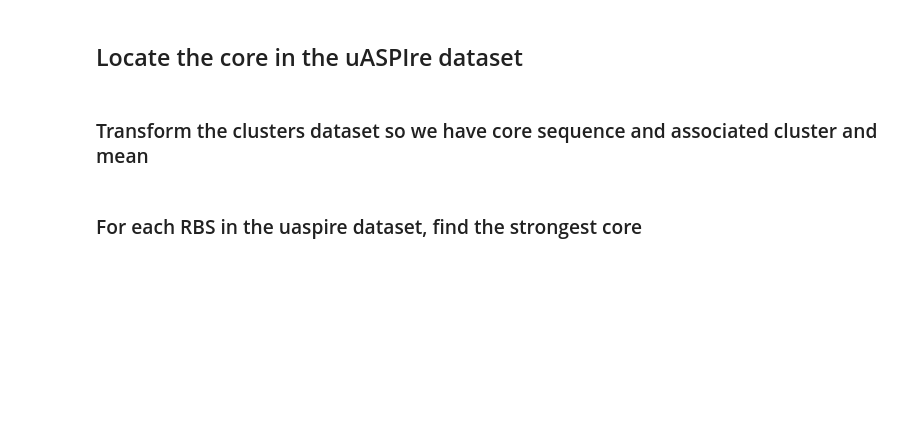
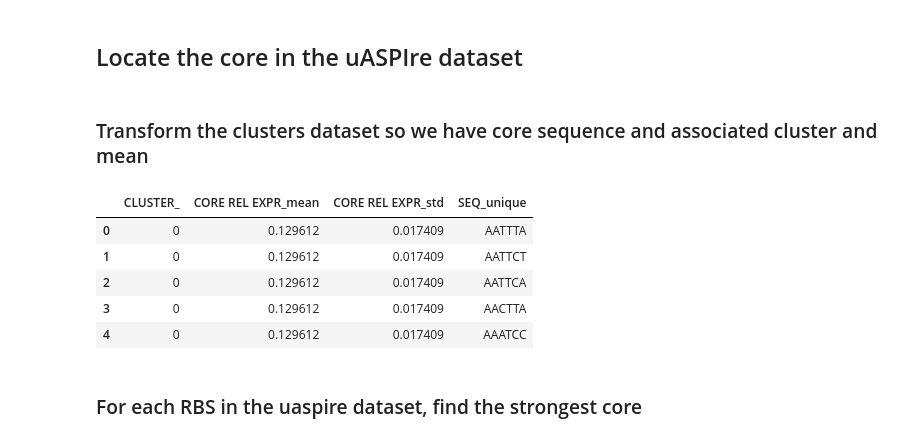
Before and after one commit to sb2cl/Activity-Clouds, a Jupyter notebook: 40_validation_against_uaspire.ipynb, the cells around one changed output. Cells and saved outputs as stored; diff of their text form; code cells hidden in the pictures; blank space fills up the shorter version.

```diff
--- a/40_validation_against_uaspire.ipynb
+++ b/40_validation_against_uaspire.ipynb
@@ -41,8 +41,22 @@ After removing records with low number of reads 25444 rows
 # %% [markdown]
 ### Transform the clusters dataset so we have core sequence and associated cluster and mean
 # %%
-df_exploded = clusters.assign(SEQ_unique=clusters['SEQ_unique'].str.split(',')).explode('SEQ_unique')
-seq_expr_dict = dict(zip(df_exploded['SEQ_unique'].str.strip(), df_exploded['CORE REL EXPR_mean']))
+# Create new dataframe, when one column is the core sequence (splitted SEQ_unique) and the others are the cluster and mean expression
+clusters_core = (
+    clusters
+    .assign(SEQ_unique=clusters['SEQ_unique'].str.split(','))
+    .explode('SEQ_unique')
+    .reset_index(drop=True)
+)
+
+clusters_core.head()
+# %% [output]
+|  | CLUSTER_ | CORE REL EXPR_mean | CORE REL EXPR_std | SEQ_unique |
+| 0 | 0 | 0.129612 | 0.017409 | AATTTA |
+| 1 | 0 | 0.129612 | 0.017409 | AATTCT |
+| 2 | 0 | 0.129612 | 0.017409 | AATTCA |
+| 3 | 0 | 0.129612 | 0.017409 | AACTTA |
+| 4 | 0 | 0.129612 | 0.017409 | AAATCC |
 # %% [markdown]
 ### For each RBS in the uaspire dataset, find the strongest core
 # %%
```
Also changed, not shown: parts of 10 cells of this notebook.
